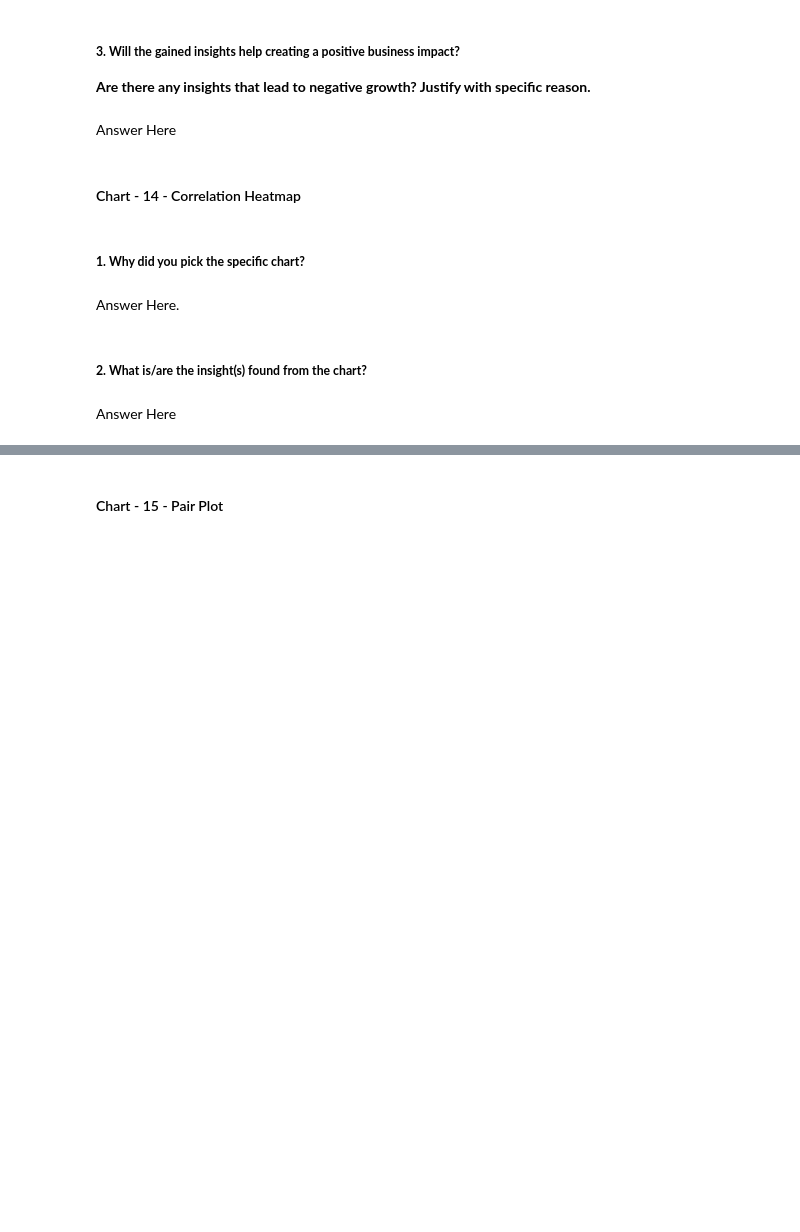
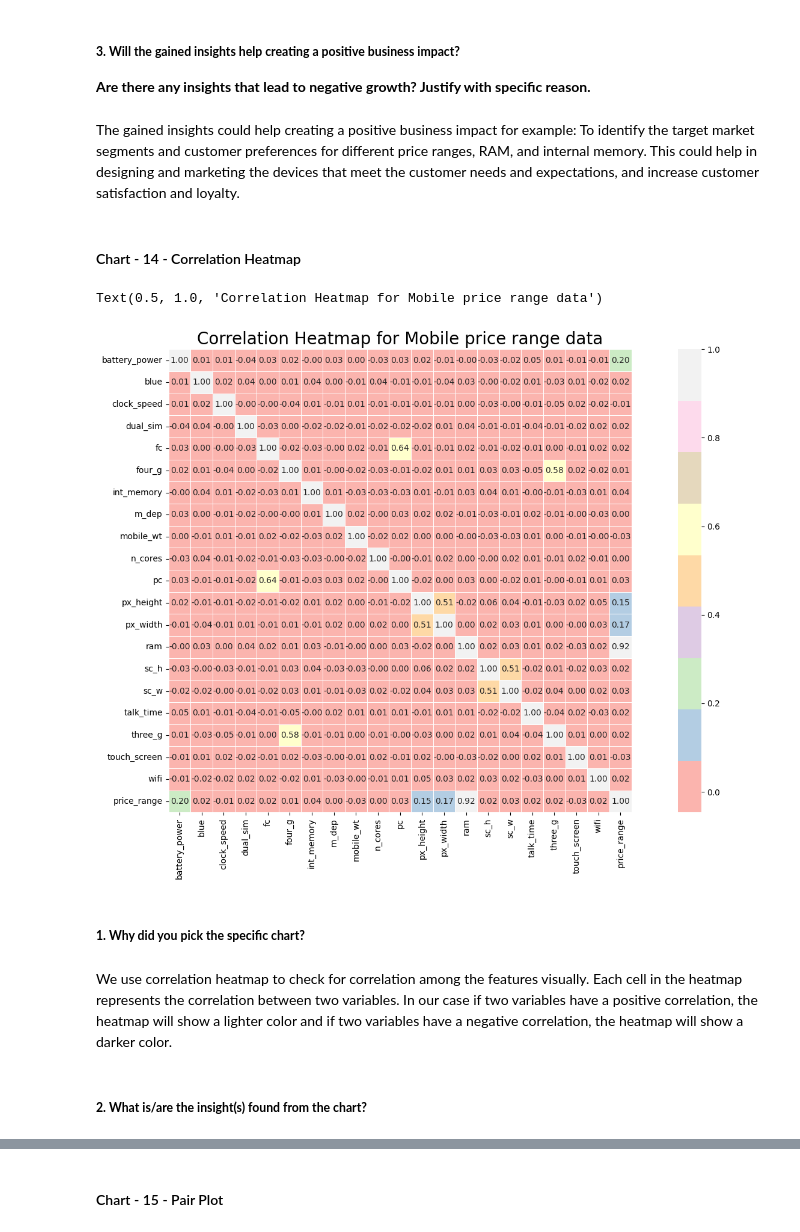
Before and after one commit to kapilkukreja469/Mobile_price_range_prediction, a Jupyter notebook: Mobile_price_range_prediction_by_kapil_kukreja.ipynb, the cells around one changed output, grey strips where cells are left out. Cells and saved outputs as stored; diff of their text form; code cells hidden in the pictures; blank space fills up the shorter version.

```diff
--- a/Mobile_price_range_prediction_by_kapil_kukreja.ipynb
+++ b/Mobile_price_range_prediction_by_kapil_kukreja.ipynb
@@ -822,7 +853,8 @@ Answer Here
 # %% [markdown]
 ##### **3. Will the gained insights help creating a positive business impact?**
 **Are there any insights that lead to negative growth? Justify with specific reason.**
-# %% [markdown]
-Answer Here
+# %% [markdown]
+The gained insights could help creating a positive business impact for example:
+To identify the target market segments and customer preferences for different price ranges, RAM, and internal memory. This could help in designing and marketing the devices that meet the customer needs and expectations, and increase customer satisfaction and loyalty.
 # %% [markdown]
 #### Chart - 14 - Correlation Heatmap
@@ -831,8 +861,14 @@ Answer Here
+# %%
+# Correlation Heatmap visualization code
+plt.figure(figsize = (20,10))
+sns.heatmap(mobile_df.corr(),annot= True,fmt=".2f",cmap=plt.cm.Pastel1,square=True,linewidth=0.5)
+plt.title('Correlation Heatmap for Mobile price range data', size=20)
+# %% [output]
+Text(0.5, 1.0, 'Correlation Heatmap for Mobile price range data')
+[figure, added]
 # %% [markdown]
 ##### **1. Why did you pick the specific chart?**
-# %% [markdown]
-Answer Here.
+# %% [markdown]
+We use correlation heatmap to check for correlation among the features visually. Each cell in the heatmap represents the correlation between two variables. In our case if two variables have a positive correlation, the heatmap will show a lighter color and if two variables have a negative correlation, the heatmap will show a darker color.
 # %% [markdown]
 ##### **2. What is/are the insight(s) found from the chart?**
-# %% [markdown]
-Answer Here
```
Also changed, not shown: parts of 15 cells of this notebook.
